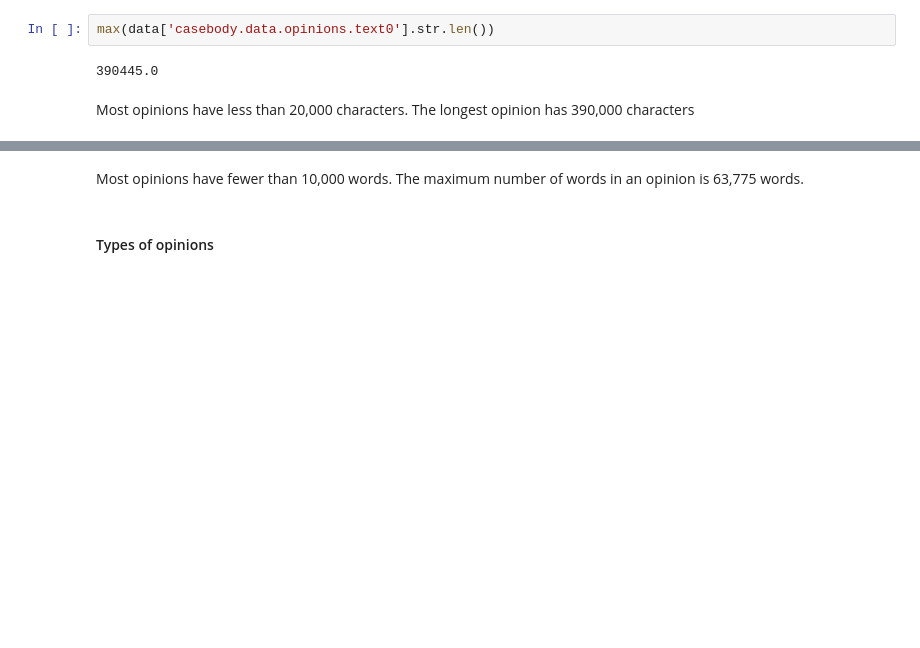
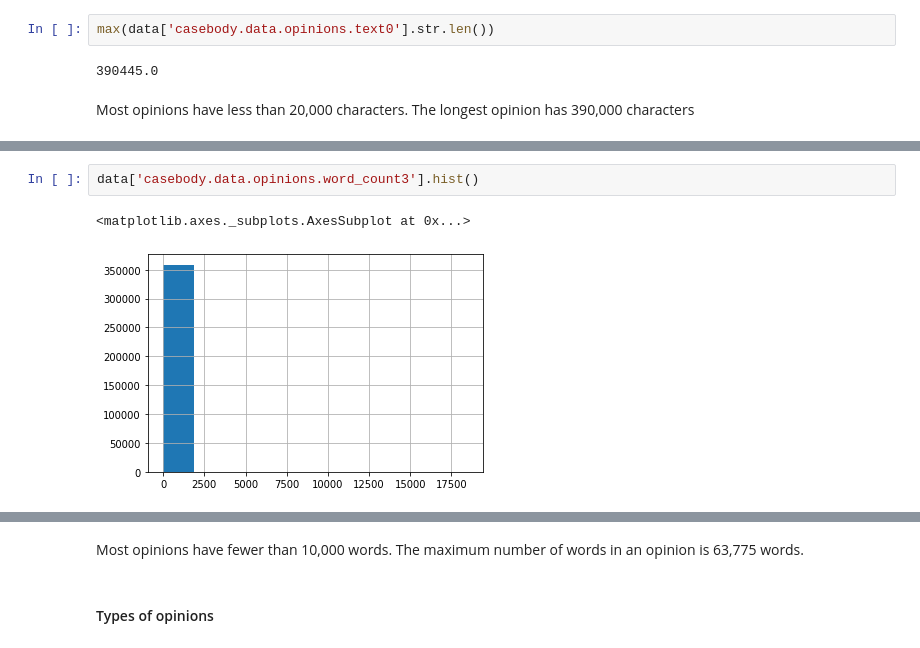
Before and after one commit to medeirosf/2020-CS109B, a Jupyter notebook: content/projects/notebook/cs109b_FP_EDA.ipynb, the cells around one changed output, grey strips where cells are left out. Drawn from its saved outputs; the diff is of its cells as text; blank space fills up the shorter version.

```diff
--- a/content/projects/notebook/cs109b_FP_EDA.ipynb
+++ b/content/projects/notebook/cs109b_FP_EDA.ipynb
@@ -333 +347,6 @@ data['casebody.data.opinions.word_count'].hist()
+# %%
+data['casebody.data.opinions.word_count3'].hist()
+# %% [output]
+<matplotlib.axes._subplots.AxesSubplot at 0x...>
+[figure, added]
 # %%
```
Also changed, not shown: parts of 15 cells of this notebook.
